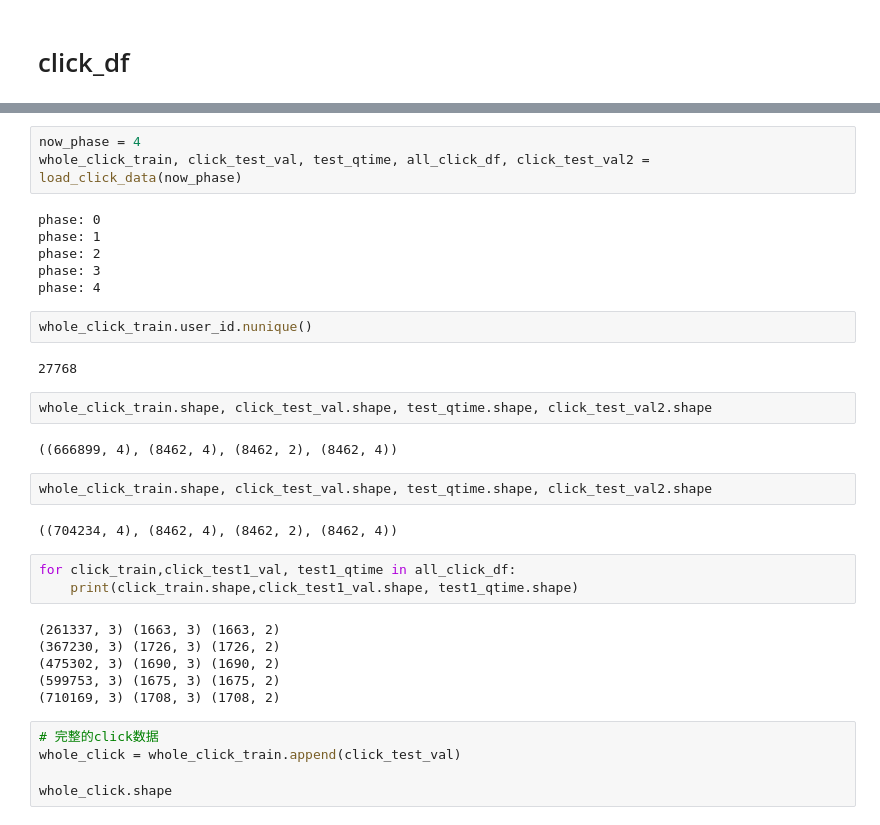
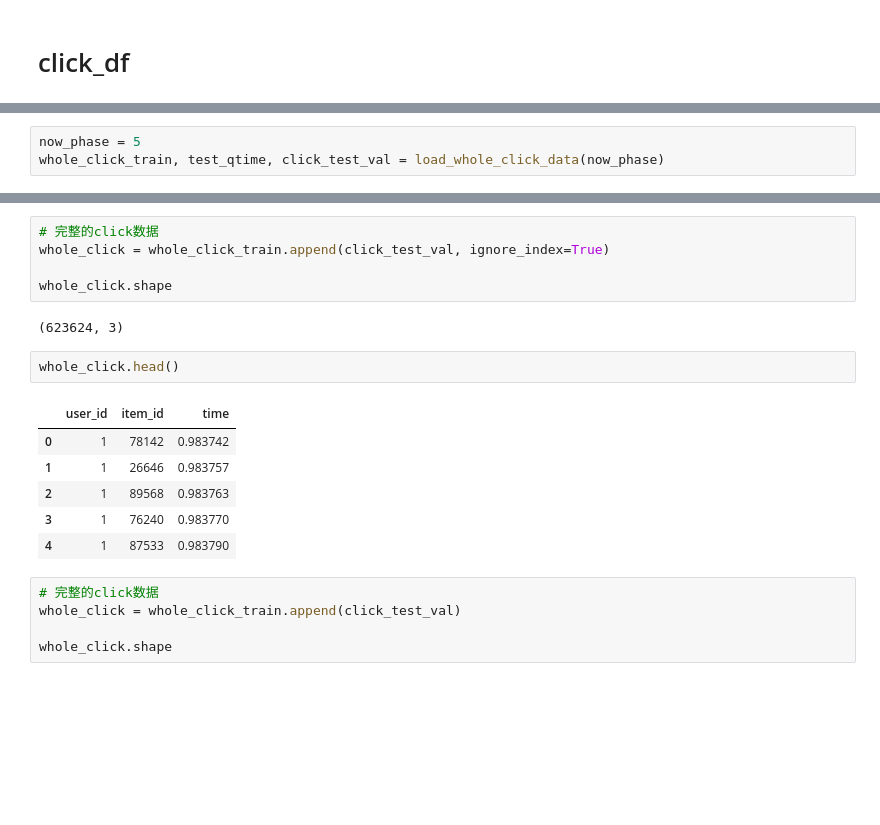
Before and after one commit to mayi140611/mayiapps, a Jupyter notebook: a_0330_0527_Modern_E_Commerce_Platform_Debiasing/0EDA.ipynb, the cells around one changed output, grey strips where cells are left out. Saved outputs shown, nothing was run; the diff lists cells and outputs as text; blank space fills up the shorter version.

```diff
--- a/a_0330_0527_Modern_E_Commerce_Platform_Debiasing/0EDA.ipynb
+++ b/a_0330_0527_Modern_E_Commerce_Platform_Debiasing/0EDA.ipynb
@@ -539,0 +349,3 @@ phase: 4
+# %%
+now_phase = 5
+whole_click_train, test_qtime, click_test_val = load_whole_click_data(now_phase)
@@ -548,33 +364,19 @@ whole_click_train[~whole_click_train.user_id.isin(click_test_val.user_id)]
-# %%
-now_phase = 4
-whole_click_train, click_test_val, test_qtime, all_click_df, click_test_val2 = load_click_data(now_phase)
-# %% [output]
-phase: 0
-phase: 1
-phase: 2
-phase: 3
-phase: 4
-# %%
-whole_click_train.user_id.nunique()
-# %% [output]
-27768
-# %%
-whole_click_train.shape, click_test_val.shape, test_qtime.shape, click_test_val2.shape
-# %% [output]
-((666899, 4), (8462, 4), (8462, 2), (8462, 4))
-# %%
-whole_click_train.shape, click_test_val.shape, test_qtime.shape, click_test_val2.shape
-# %% [output]
-((704234, 4), (8462, 4), (8462, 2), (8462, 4))
-# %%
-for click_train,click_test1_val, test1_qtime in all_click_df:
-    print(click_train.shape,click_test1_val.shape, test1_qtime.shape)
-# %% [output]
-(261337, 3) (1663, 3) (1663, 2)
-(367230, 3) (1726, 3) (1726, 2)
-(475302, 3) (1690, 3) (1690, 2)
-(599753, 3) (1675, 3) (1675, 2)
-(710169, 3) (1708, 3) (1708, 2)
+# %%
+# 完整的click数据
+whole_click = whole_click_train.append(click_test_val, ignore_index=True)
+
+whole_click.shape
+# %% [output]
+(623624, 3)
+# %%
+whole_click.head()
+# %% [output]
+|  | user_id | item_id | time |
+| 0 | 1 | 78142 | 0.983742 |
+| 1 | 1 | 26646 | 0.983757 |
+| 2 | 1 | 89568 | 0.983763 |
+| 3 | 1 | 76240 | 0.983770 |
+| 4 | 1 | 87533 | 0.983790 |
 # %%
 # 完整的click数据
 whole_click = whole_click_train.append(click_test_val)
```
Also changed, not shown: parts of 31 cells of this notebook, 1 other file.
